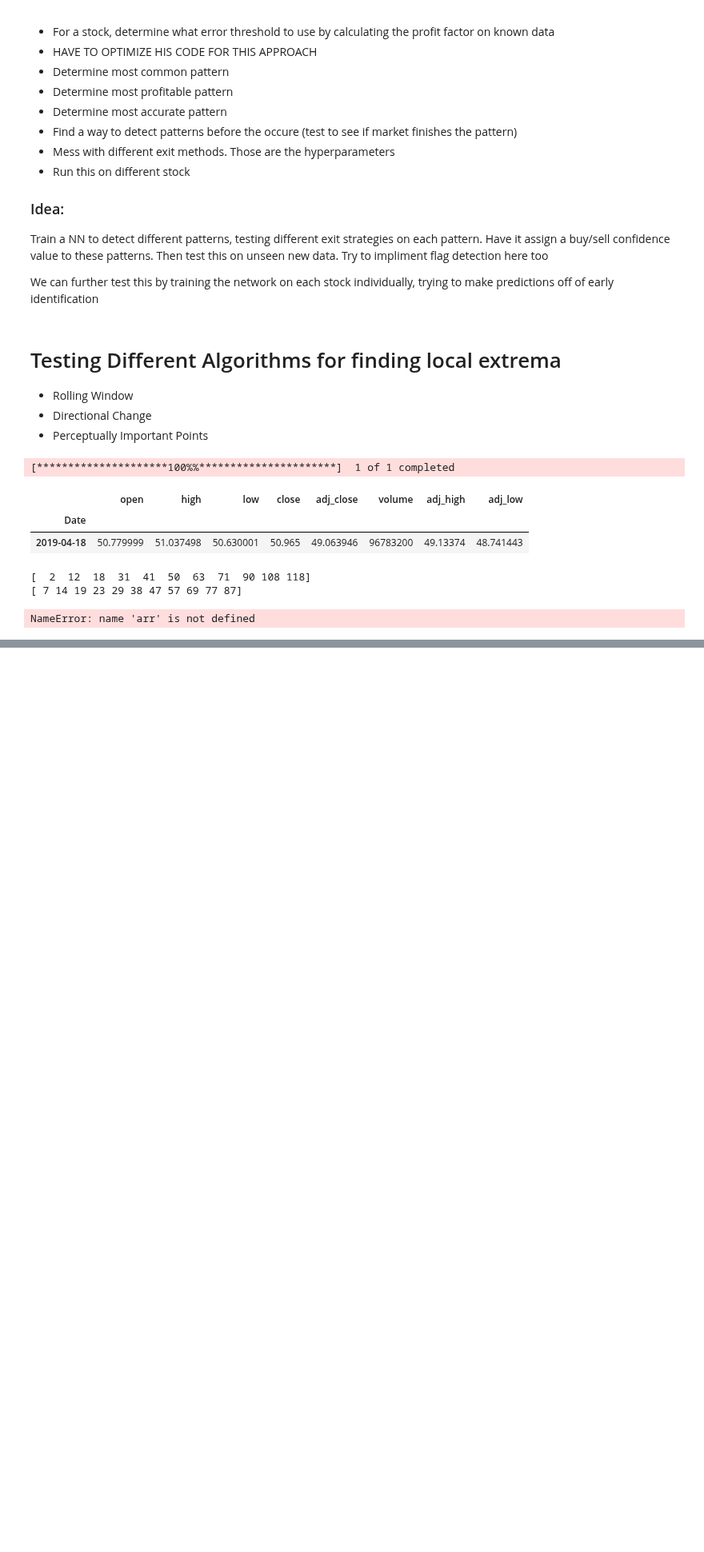
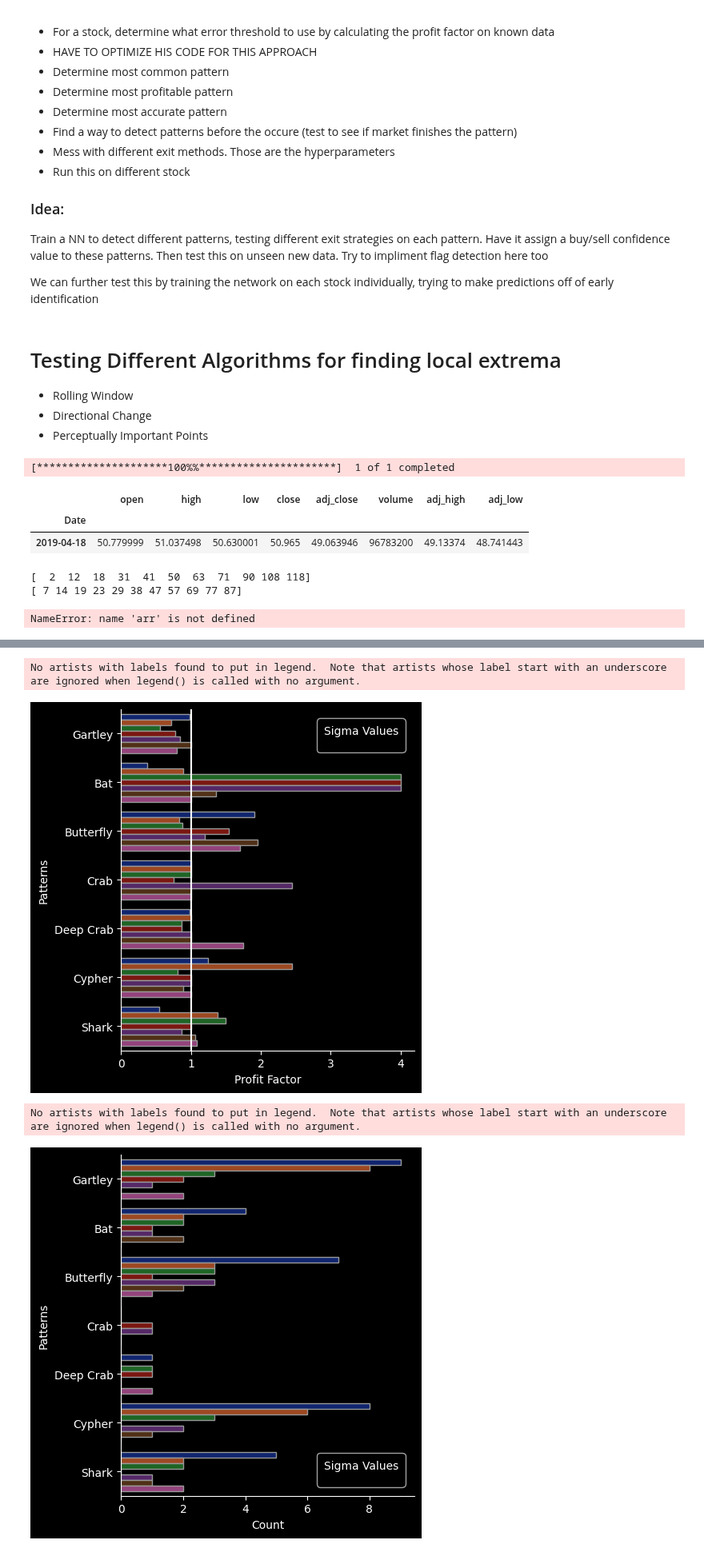
Before and after one commit to tcarlucc/machine-learning-final, a Jupyter notebook: reversal_patterns.ipynb, the cells around one changed output, grey strips where cells are left out. Shown at 80% size. Saved outputs shown, nothing was run; the diff lists cells and outputs as text; code cells hidden in the pictures; blank space fills up the shorter version.

```diff
--- a/reversal_patterns.ipynb
+++ b/reversal_patterns.ipynb
@@ -120,0 +122,64 @@ plot_hs(data_norm, ticker, ihs_patterns[6], pad=6)
+# %%
+from neurotrader.harmonic_patterns import get_extremes, find_xabcd, XABCD
+
+GARTLEY = XABCD(0.618, [0.382, 0.886], [1.13, 1.618], 0.786, "Gartley")
+BAT = XABCD([0.382, 0.50], [0.382, 0.886], [1.618, 2.618], 0.886, "Bat")
+# ALT_BAT = XABCD(0.382, [0.382, 0.886], [2.0, 3.618], 1.13, "Alt Bat")
+BUTTERFLY = XABCD(0.786, [0.382, 0.886], [1.618, 2.24], [1.27, 1.41], "Butterfly")
+CRAB = XABCD([0.382, 0.618], [0.382, 0.886], [2.618, 3.618], 1.618, "Crab")
+DEEP_CRAB = XABCD(0.886, [0.382, 0.886], [2.0, 3.618], 1.618, "Deep Crab")
+CYPHER = XABCD([0.382, 0.618], [1.13, 1.41], [1.27, 2.00], 0.786, "Cypher")
+SHARK = XABCD(None, [1.13, 1.618], [1.618, 2.24], [0.886, 1.13], "Shark")
+ALL_PATTERNS = [GARTLEY, BAT, BUTTERFLY, CRAB, DEEP_CRAB, CYPHER, SHARK]
+# %%
+sigmas = []
+patterns = []
+pfs = []
+counts = []
+#for sigma in [0.01, 0.02, 0.03, 0.04]:
+for sigma in [0.01, 0.015, 0.02, 0.025, 0.03, 0.035, 0.04]:
+  extremes = get_extremes(data, sigma)
+  output =  find_xabcd(data, extremes, 0.2)
+  for pat in ALL_PATTERNS:
+      sig = output[pat.name]['bear_signal'] + output[pat.name]['bull_signal']
+      count = len(output[pat.name]['bear_patterns']) + len(output[pat.name]['bull_patterns'])
+      rets = (data['r'] * sig)
+      pf = rets[rets > 0].sum() / rets[rets < 0].abs().sum()
+      if np.isnan(pf): # Set nan value to a neutral 1.0 for profit factor
+          pf = 1.0
+
+      if pf > 4.0: # put a ceil at 4, as that high of PF is from low sample size. Makes graph look better
+          pf = 4.0
+
+      sigmas.append(sigma)
+      patterns.append(pat.name)
+      pfs.append(pf)
+      counts.append(count)
+
+import seaborn as sns
+df = pd.DataFrame()
+df['sigmas'] = sigmas
+df['Patterns'] = patterns
+df['Profit Factor'] = pfs
+df['Count'] = counts
+
+plt.style.use('dark_background')
+sns.catplot(
+  data=df, y="Patterns", x='Profit Factor', hue="sigmas", kind='bar',
+  palette="dark", edgecolor=".6", legend=False
+)
+plt.axvline(1.0, color='white')
+plt.legend(prop={'size': 16}, title='Sigma Values')
+plt.show()
+
+sns.catplot(
+  data=df, y="Patterns", x='Count', hue="sigmas", kind='bar',
+  palette="dark", edgecolor=".6", legend=False
+)
+plt.legend(prop={'size': 16}, title='Sigma Values')
+plt.show()
+# %% [output]
+No artists with labels found to put in legend.  Note that artists whose label start with an underscore are ignored when legend() is called with no argument.
+[figure, added]
+No artists with labels found to put in legend.  Note that artists whose label start with an underscore are ignored when legend() is called with no argument.
+[figure, added]
```
Also changed, not shown: parts of 11 cells of this notebook, 2 other files.
